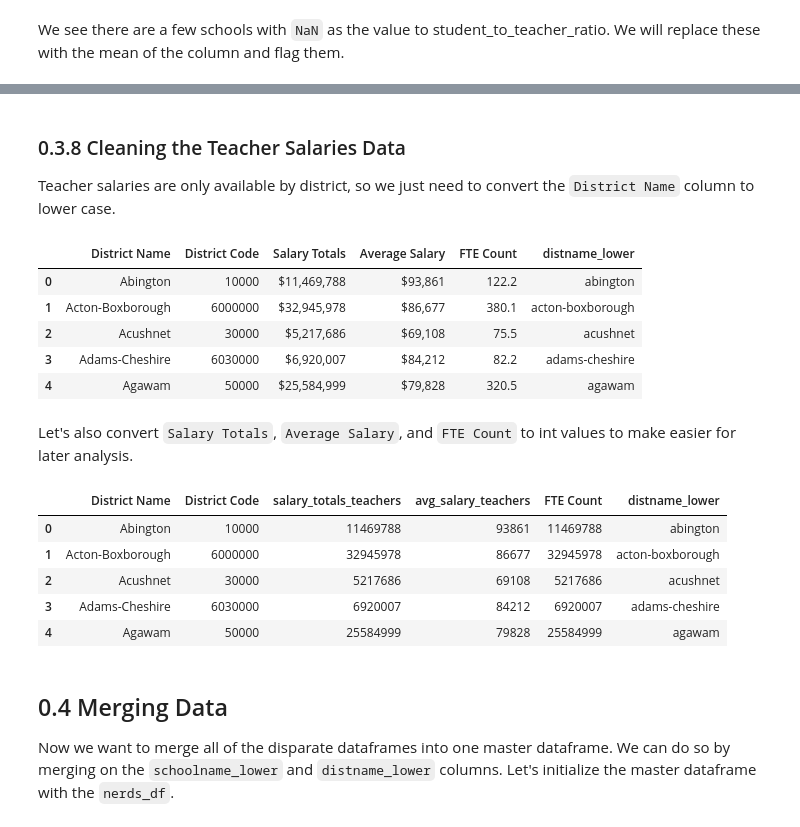
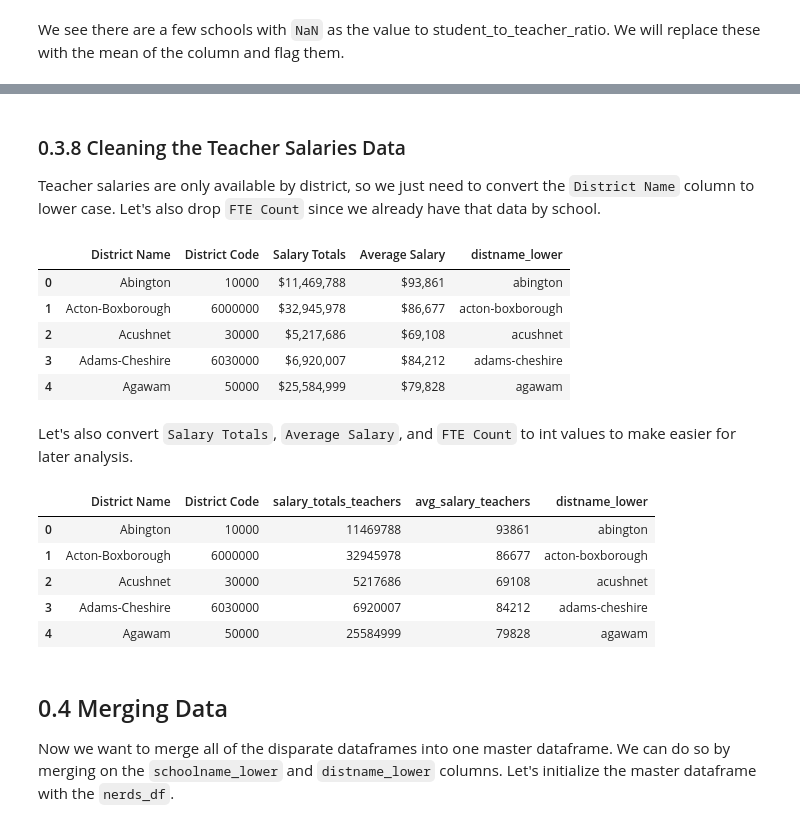
Before and after one commit to alexcraig043/qss-20-final-project, a Jupyter notebook: src/code/00_data_cleaning_merging.ipynb, the cells around one changed output, grey strips where cells are left out. Drawn from its saved outputs; the diff is of its cells as text; code cells hidden in the pictures.

```diff
--- a/src/code/00_data_cleaning_merging.ipynb
+++ b/src/code/00_data_cleaning_merging.ipynb
@@ -419,40 +419,39 @@ student_to_teacher_df_clean[student_to_teacher_df_clean["student_teacher_ratio_n
 | 1607 | Uxbridge - Gateway to College | 3040515 | 13.646363 | uxbridge | gateway to college | ... |
 # %% [markdown]
 ### 0.3.8 Cleaning the Teacher Salaries Data
-Teacher salaries are only available by district, so we just need to convert the `District Name` column to lower case.
+Teacher salaries are only available by district, so we just need to convert the `District Name` column to lower case. Let's also drop `FTE Count` since we already have that data by school.
 # %%
 teacher_salary_df_clean = teacher_salary_df.copy()
 teacher_salary_df_clean["distname_lower"] = teacher_salary_df_clean["District Name"].str.lower()
+teacher_salary_df_clean.drop(columns=["FTE Count"], inplace=True)
 
 teacher_salary_df_clean.head()
 # %% [output]
-|  | District Name | District Code | Salary Totals | Average Salary | FTE Count | distname_lower |
-| 0 | Abington | 10000 | $11,469,788 | $93,861 | 122.2 | abington |
-| 1 | Acton-Boxborough | 6000000 | $32,945,978 | $86,677 | 380.1 | acton-boxborough |
-| 2 | Acushnet | 30000 | $5,217,686 | $69,108 | 75.5 | acushnet |
-| 3 | Adams-Cheshire | 6030000 | $6,920,007 | $84,212 | 82.2 | adams-cheshire |
-| 4 | Agawam | 50000 | $25,584,999 | $79,828 | 320.5 | agawam |
+|  | District Name | District Code | Salary Totals | Average Salary | distname_lower |
+| 0 | Abington | 10000 | $11,469,788 | $93,861 | abington |
+| 1 | Acton-Boxborough | 6000000 | $32,945,978 | $86,677 | acton-boxborough |
+| 2 | Acushnet | 30000 | $5,217,686 | $69,108 | acushnet |
+| 3 | Adams-Cheshire | 6030000 | $6,920,007 | $84,212 | adams-cheshire |
+| 4 | Agawam | 50000 | $25,584,999 | $79,828 | agawam |
 # %% [markdown]
 Let's also convert `Salary Totals`, `Average Salary`, and `FTE Count` to int values to make easier for later analysis.
 # %%
 average_salaries = [int("".join([char for char in salary if char.isdigit()])) for salary in teacher_salary_df_clean["Average Salary"]]
 salary_totals = [int("".join([char for char in salary if char.isdigit()])) for salary in teacher_salary_df_clean["Salary Totals"]]
-fte_count = [int("".join([char for char in count if char.isdigit()])) for count in teacher_salary_df_clean["FTE Count"]]
 
 teacher_salary_df_clean["Average Salary"] = average_salaries
 teacher_salary_df_clean["Salary Totals"] = salary_totals
-teacher_salary_df_clean["FTE Count"] = salary_totals
 
 teacher_salary_df_clean.rename(columns={"Average Salary": "avg_salary_teachers", "Salary Totals": "salary_totals_teachers"}, inplace=True)
 
 teacher_salary_df_clean.head()
 # %% [output]
-|  | District Name | District Code | salary_totals_teachers | avg_salary_teachers | FTE Count | distname_lower |
-| 0 | Abington | 10000 | 11469788 | 93861 | 11469788 | abington |
-| 1 | Acton-Boxborough | 6000000 | 32945978 | 86677 | 32945978 | acton-boxborough |
-| 2 | Acushnet | 30000 | 5217686 | 69108 | 5217686 | acushnet |
-| 3 | Adams-Cheshire | 6030000 | 6920007 | 84212 | 6920007 | adams-cheshire |
-| 4 | Agawam | 50000 | 25584999 | 79828 | 25584999 | agawam |
+|  | District Name | District Code | salary_totals_teachers | avg_salary_teachers | distname_lower |
+| 0 | Abington | 10000 | 11469788 | 93861 | abington |
+| 1 | Acton-Boxborough | 6000000 | 32945978 | 86677 | acton-boxborough |
+| 2 | Acushnet | 30000 | 5217686 | 69108 | acushnet |
+| 3 | Adams-Cheshire | 6030000 | 6920007 | 84212 | adams-cheshire |
+| 4 | Agawam | 50000 | 25584999 | 79828 | agawam |
 # %% [markdown]
 ## 0.4 Merging Data
 Now we want to merge all of the disparate dataframes into one master dataframe. We can do so by merging on the `schoolname_lower` and `distname_lower` columns. Let's initialize the master dataframe with the `nerds_df`.
```
Also changed, not shown: parts of 2 cells of this notebook, 5 other files.
